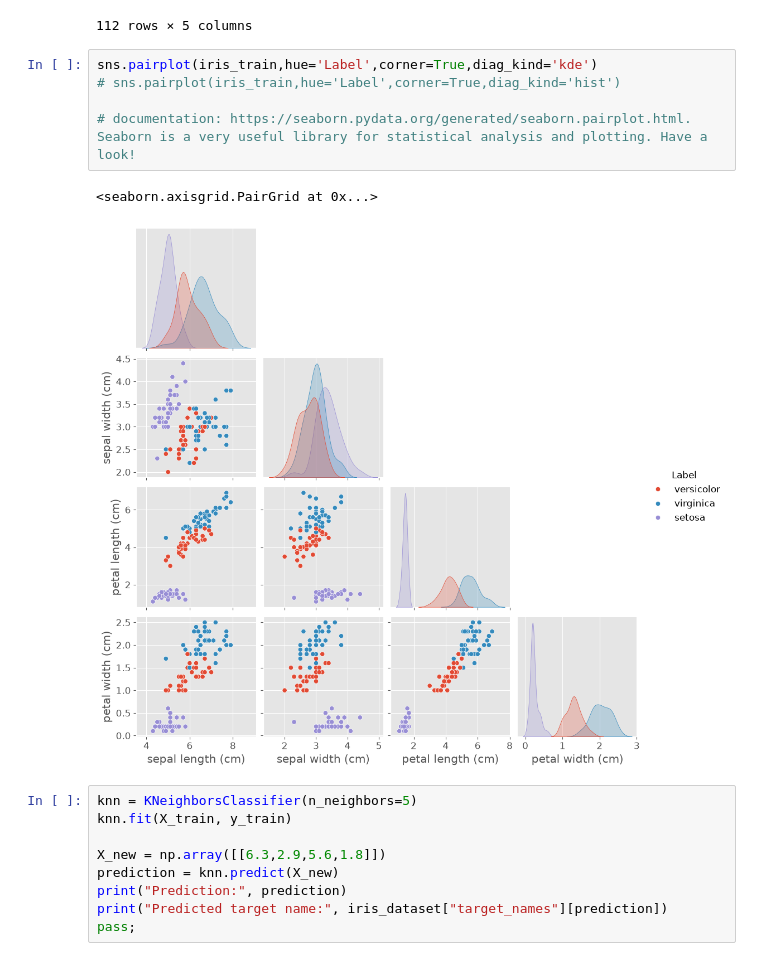
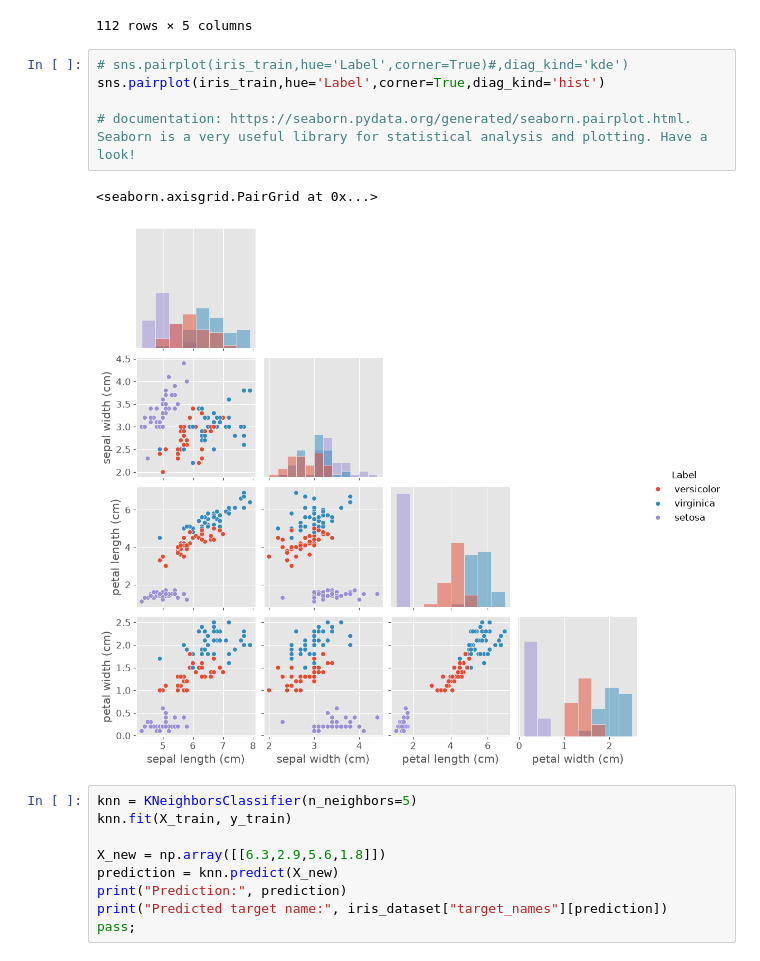
Before and after one commit to arghyadutta/PhysML, a Jupyter notebook: 03-notebook.ipynb, the cells around one changed output. Drawn from its saved outputs; the diff is of its cells as text.

```diff
--- a/03-notebook.ipynb
+++ b/03-notebook.ipynb
@@ -153,13 +153,13 @@ iris_train
 | 111 | 4.6 | 3.2 | 1.4 | 0.2 | setosa |
 112 rows × 5 columns
 # %%
-sns.pairplot(iris_train,hue='Label',corner=True,diag_kind='kde')
-# sns.pairplot(iris_train,hue='Label',corner=True,diag_kind='hist')
+# sns.pairplot(iris_train,hue='Label',corner=True)#,diag_kind='kde')
+sns.pairplot(iris_train,hue='Label',corner=True,diag_kind='hist')
 
 # documentation: https://seaborn.pydata.org/generated/seaborn.pairplot.html. Seaborn is a very useful library for statistical analysis and plotting. Have a look!
 # %% [output]
 <seaborn.axisgrid.PairGrid at 0x...>
-[figure, old version]
+[figure, new version]
 # %%
 knn = KNeighborsClassifier(n_neighbors=5)
 knn.fit(X_train, y_train)
```
Also changed, not shown: parts of 1 cell of this notebook, 1 other file.
